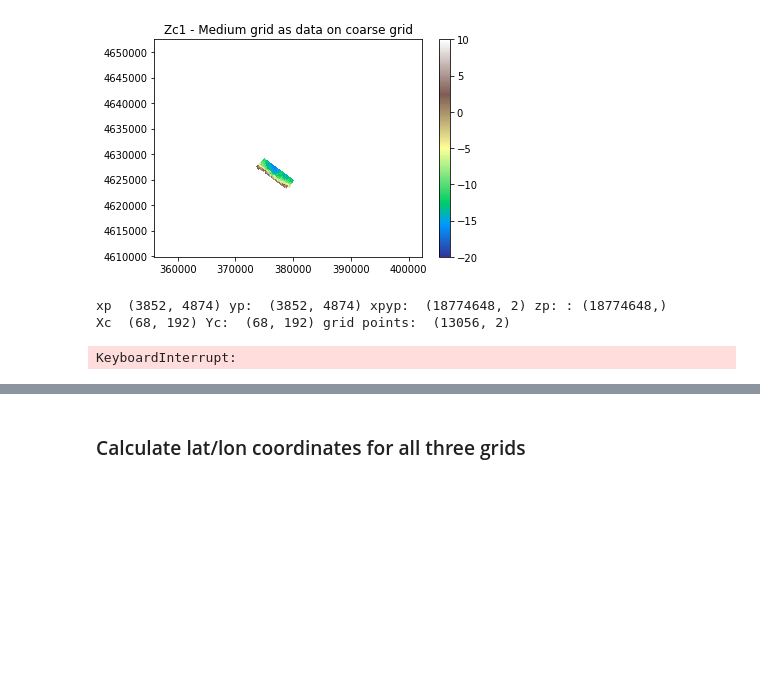
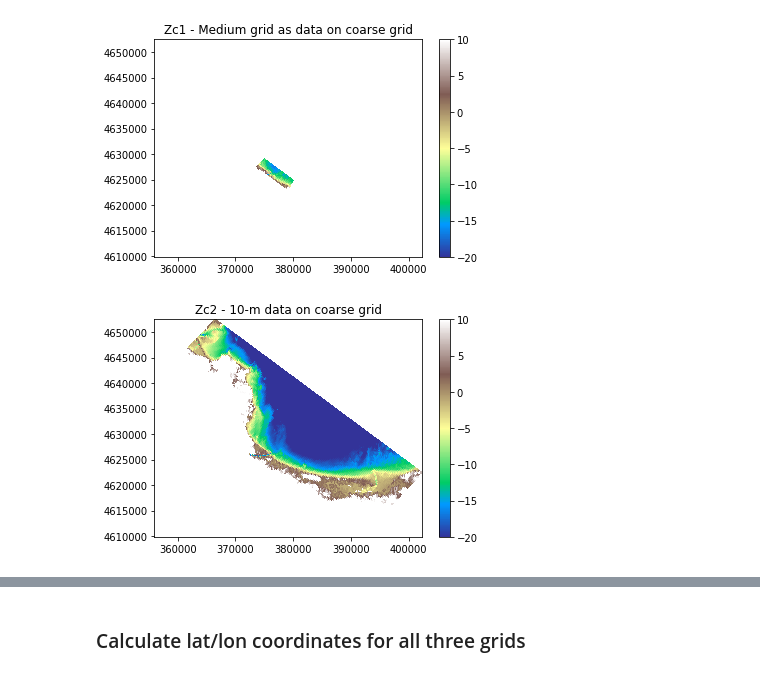
Before and after one commit to csherwood-usgs/CCBay, a Jupyter notebook: CCBay_grid_v1.ipynb, the cells around one changed output, grey strips where cells are left out. Saved outputs shown, nothing was run; the diff lists cells and outputs as text; code cells hidden in the pictures; blank space fills up the shorter version.

```diff
--- a/CCBay_grid_v1.ipynb
+++ b/CCBay_grid_v1.ipynb
@@ -774,14 +774,12 @@ print('Xc ',np.shape(Xc),'Yc: ' ,np.shape(Yc),'grid points: ',np.shape(np.array(
 # interpolate 10-m data on to medium grid
 Zc2 = interpolate.griddata( xpyp, zp, np.array((np.ravel(Xc), np.ravel(Yc))).T, method='nearest', fill_value=np.NaN, rescale=False)
 Zc2 = np.reshape(Zc2,np.shape(Xc))
-
-plt.pcolormesh(Xc,Yc,Zc3,vmin=-20,vmax=10,cmap=plt.cm.terrain)
-plt.title('Zc2 - 10-m data on coarse grid')
-plt.colorbar();
-# %% [output]
-xp  (3852, 4874) yp:  (3852, 4874) xpyp:  (18774648, 2) zp: : (18774648,)
-Xc  (68, 192) Yc:  (68, 192) grid points:  (13056, 2)
-KeyboardInterrupt:
+# %%
+plt.pcolormesh(Xc,Yc,Zc2,vmin=-20,vmax=10,cmap=plt.cm.terrain)
+plt.title('Zc2 - 10-m data on coarse grid')
+plt.colorbar();
+# %% [output]
+[figure, added]
 # %%
 # Remove medium grid coverage from 10-m grid version of coarse grid
 Zc_has_med = np.array(~np.isnan(Zc1))
```
Also changed, not shown: parts of 3 cells of this notebook.
